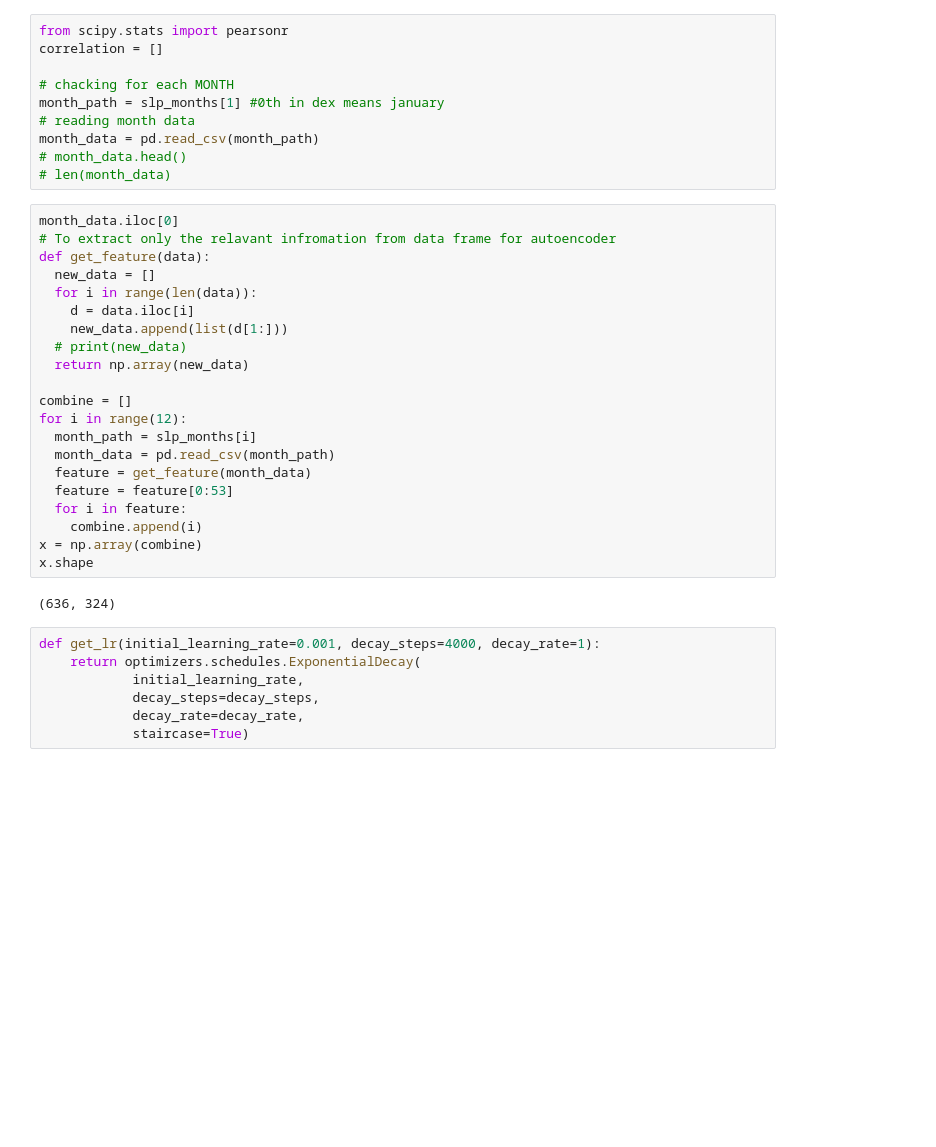
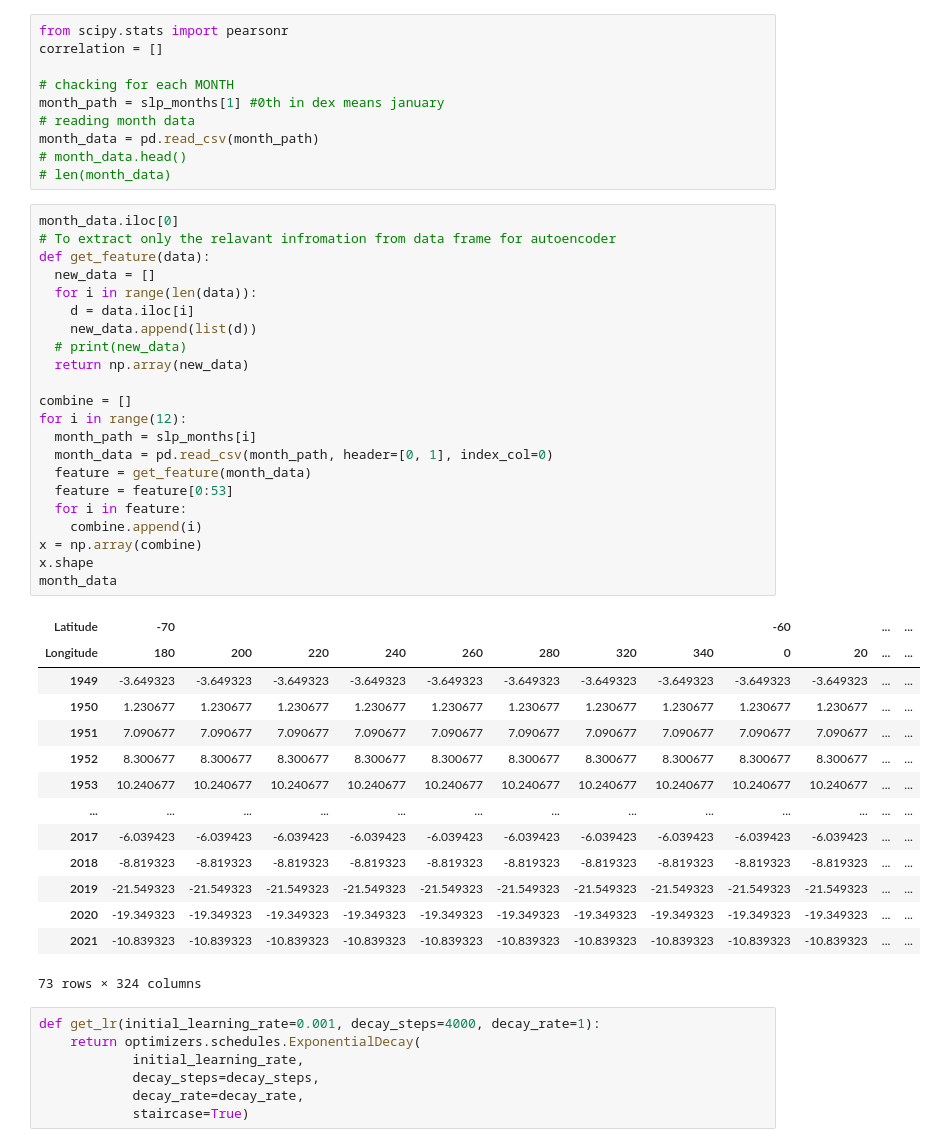
Before and after one commit to i-sahajmistry/Rainfall-Prediction, a Jupyter notebook: Different Models/sahaj_autoencoder_slp.ipynb, the cells around one changed output. Drawn from its saved outputs; the diff is of its cells as text; blank space fills up the shorter version.

```diff
--- a/Different Models/sahaj_autoencoder_slp.ipynb
+++ b/Different Models/sahaj_autoencoder_slp.ipynb
@@ -50,26 +50,40 @@ month_data = pd.read_csv(month_path)
 # %%
 month_data.iloc[0]
 # To extract only the relavant infromation from data frame for autoencoder
 def get_feature(data):
   new_data = []
   for i in range(len(data)):
     d = data.iloc[i]
-    new_data.append(list(d[1:]))
+    new_data.append(list(d))
   # print(new_data)
   return np.array(new_data)
 
 combine = []
 for i in range(12):
   month_path = slp_months[i]
-  month_data = pd.read_csv(month_path)
+  month_data = pd.read_csv(month_path, header=[0, 1], index_col=0)
   feature = get_feature(month_data)
   feature = feature[0:53]
   for i in feature:
     combine.append(i)
 x = np.array(combine)
 x.shape
+month_data
 # %% [output]
+| Latitude | -70 |  |  |  |  |  |  |  | -60 |  | ... | ... |
+| Longitude | 180 | 200 | 220 | 240 | 260 | 280 | 320 | 340 | 0 | 20 | ... | ... |
+| 1949 | -3.649323 | -3.649323 | -3.649323 | -3.649323 | -3.649323 | -3.649323 | -3.649323 | -3.649323 | -3.649323 | -3.649323 | ... | ... |
+| 1950 | 1.230677 | 1.230677 | 1.230677 | 1.230677 | 1.230677 | 1.230677 | 1.230677 | 1.230677 | 1.230677 | 1.230677 | ... | ... |
+| 1951 | 7.090677 | 7.090677 | 7.090677 | 7.090677 | 7.090677 | 7.090677 | 7.090677 | 7.090677 | 7.090677 | 7.090677 | ... | ... |
+| 1952 | 8.300677 | 8.300677 | 8.300677 | 8.300677 | 8.300677 | 8.300677 | 8.300677 | 8.300677 | 8.300677 | 8.300677 | ... | ... |
+| 1953 | 10.240677 | 10.240677 | 10.240677 | 10.240677 | 10.240677 | 10.240677 | 10.240677 | 10.240677 | 10.240677 | 10.240677 | ... | ... |
+| ... | ... | ... | ... | ... | ... | ... | ... | ... | ... | ... | ... | ... |
+| 2017 | -6.039423 | -6.039423 | -6.039423 | -6.039423 | -6.039423 | -6.039423 | -6.039423 | -6.039423 | -6.039423 | -6.039423 | ... | ... |
+| 2018 | -8.819323 | -8.819323 | -8.819323 | -8.819323 | -8.819323 | -8.819323 | -8.819323 | -8.819323 | -8.819323 | -8.819323 | ... | ... |
+| 2019 | -21.549323 | -21.549323 | -21.549323 | -21.549323 | -21.549323 | -21.549323 | -21.549323 | -21.549323 | -21.549323 | -21.549323 | ... | ... |
+| 2020 | -19.349323 | -19.349323 | -19.349323 | -19.349323 | -19.349323 | -19.349323 | -19.349323 | -19.349323 | -19.349323 | -19.349323 | ... | ... |
+| 2021 | -10.839323 | -10.839323 | -10.839323 | -10.839323 | -10.839323 | -10.839323 | -10.839323 | -10.839323 | -10.839323 | -10.839323 | ... | ... |
-(636, 324)
+73 rows × 324 columns
 # %%
 def get_lr(initial_learning_rate=0.001, decay_steps=4000, decay_rate=1):
     return optimizers.schedules.ExponentialDecay(
```
Also changed, not shown: parts of 1 cell of this notebook, 29 other files.
